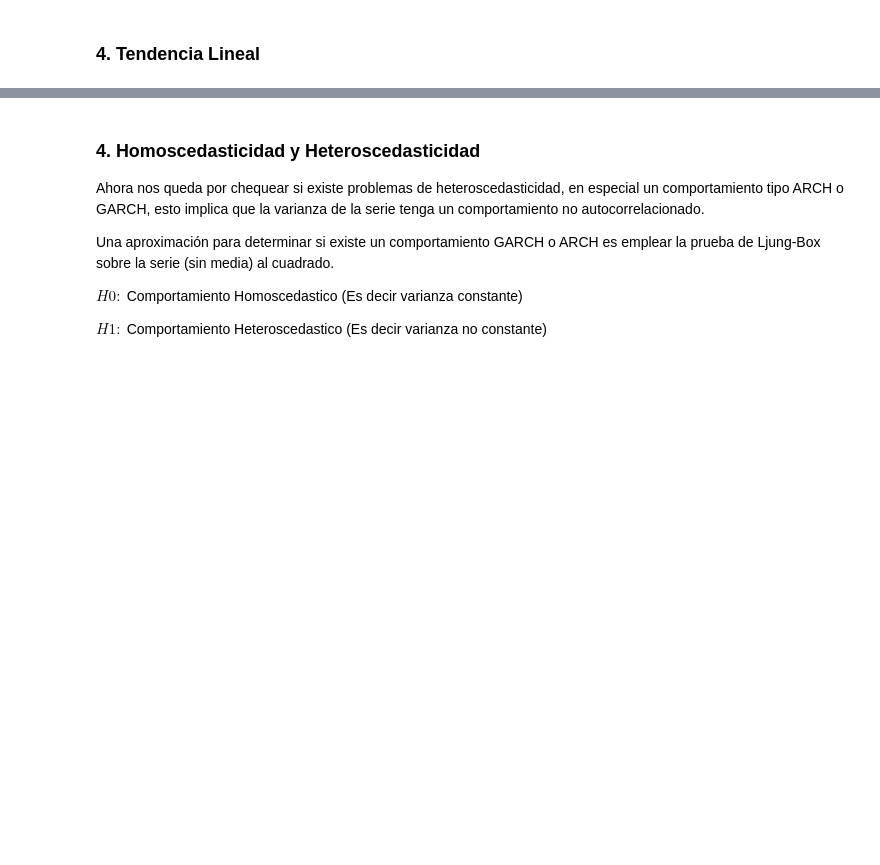
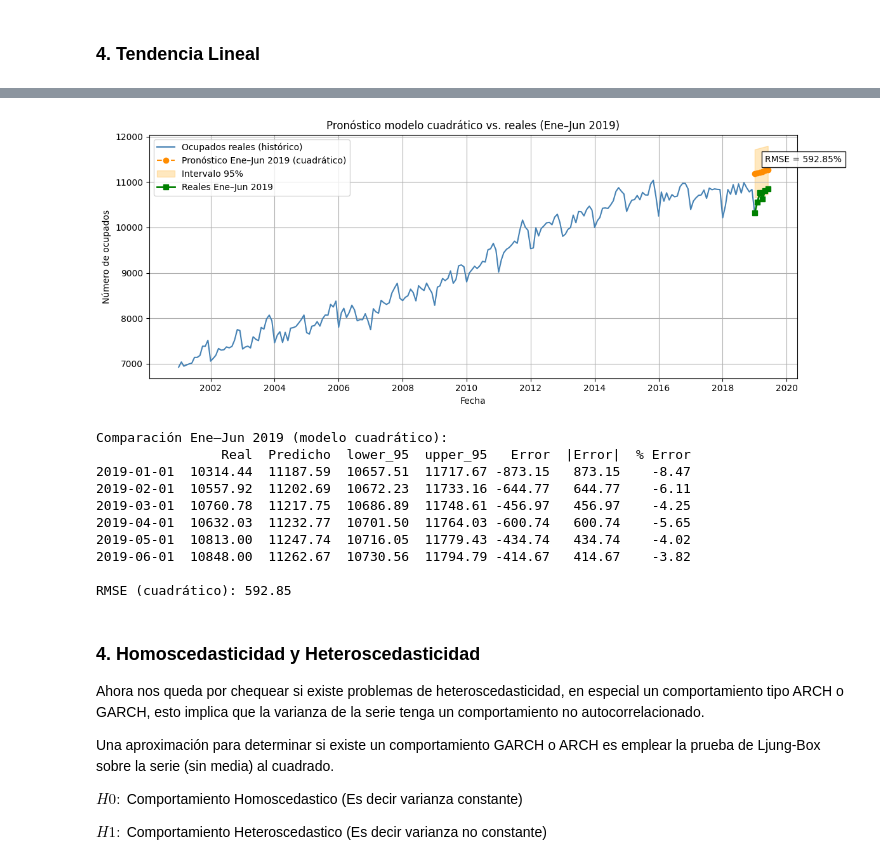
Before and after one commit to JulianEspinosaUrresti/ProyectoI-MIAA-2025, a Jupyter notebook: Taller_2_AAIII.ipynb, the cells around one changed output, grey strips where cells are left out. Cells and saved outputs as stored; diff of their text form; code cells hidden in the pictures; blank space fills up the shorter version.

```diff
--- a/Taller_2_AAIII.ipynb
+++ b/Taller_2_AAIII.ipynb
@@ -179,4 +162,0 @@ plt.show()
-# %%
-h=6
-x_for= np.linspace((data.shape[0]+1),(data.shape[0]+h),h)
-X_for= sm.add_constant(x_for)
@@ -435,3 +262,75 @@ Ancho promedio IC95: 1,004.86
+# %%
+h = 6
+x_for = np.linspace(data.shape[0] + 1, data.shape[0] + h, h)
+x_for_quad = np.column_stack((x_for, x_for**2))
+X_for = sm.add_constant(x_for_quad)
+
+dt_q = pol_2.get_prediction(X_for).summary_frame(alpha=0.05)
+
+preds_q = dt_q[['mean', 'obs_ci_lower', 'obs_ci_upper']].copy()
+preds_q.columns = ['Point_forecast', 'lower_95', 'upper_95']
+
+target_idx = pd.date_range('2019-01-01', periods=6, freq='MS')
+preds_q.index = target_idx
+
+y_real_6 = data.loc['2019-01':'2019-06', 'Ocupados']
+y_pred_6 = preds_q.loc['2019-01':'2019-06', 'Point_forecast']
+
+common = y_real_6.index.intersection(y_pred_6.index)
+y_real_6 = y_real_6.loc[common]
+y_pred_6 = y_pred_6.loc[common]
+
+rmse_q = np.sqrt(mean_squared_error(y_real_6, y_pred_6))
+mape_q = (np.abs((y_real_6 - y_pred_6) / y_real_6).mean()) * 100
+
+plt.figure(figsize=(12,4.8))
+
+plt.plot(data.index, data['Ocupados'],
+         color='steelblue', label='Ocupados reales (histórico)')
+
+plt.plot(preds_q.index, preds_q['Point_forecast'],
+         '--o', color='darkorange', label='Pronóstico Ene–Jun 2019 (cuadrático)')
+
+plt.fill_between(preds_q.index, preds_q['lower_95'], preds_q['upper_95'],
+                 color='orange', alpha=0.25, label='Intervalo 95%')
+
+plt.plot(y_real_6.index, y_real_6.values,
+         'gs-', linewidth=2, label='Reales Ene–Jun 2019')
+
+y_top = max(data['Ocupados'].max(), preds_q['upper_95'].max())
+plt.text(preds_q.index[-2], y_top*0.97,
+         f"RMSE = {rmse_q:.2f}%",
+         fontsize=10, bbox=dict(facecolor='white', alpha=0.9))
+
+plt.title('Pronóstico modelo cuadrático vs. reales (Ene–Jun 2019)')
+plt.xlabel('Fecha'); plt.ylabel('Número de ocupados')
+plt.legend(loc='upper left'); plt.grid(True); plt.tight_layout()
+plt.show()
+
+cmp_q = pd.DataFrame({
+    'Real': y_real_6,
+    'Predicho': y_pred_6,
+    'lower_95': preds_q.loc[common, 'lower_95'],
+    'upper_95': preds_q.loc[common, 'upper_95']
+})
+cmp_q['Error']   = cmp_q['Real'] - cmp_q['Predicho']
+cmp_q['|Error|'] = cmp_q['Error'].abs()
+cmp_q['% Error'] = 100 * cmp_q['Error'] / cmp_q['Real']
+print('\nComparación Ene–Jun 2019 (modelo cuadrático):')
+print(cmp_q.round(2))
+print(f"\nRMSE (cuadrático): {rmse_q:.2f}")
+# %% [output]
+[figure, added]
+Comparación Ene–Jun 2019 (modelo cuadrático):
+                Real  Predicho  lower_95  upper_95   Error  |Error|  % Error
+2019-01-01  10314.44  11187.59  10657.51  11717.67 -873.15   873.15    -8.47
+2019-02-01  10557.92  11202.69  10672.23  11733.16 -644.77   644.77    -6.11
+2019-03-01  10760.78  11217.75  10686.89  11748.61 -456.97   456.97    -4.25
+2019-04-01  10632.03  11232.77  10701.50  11764.03 -600.74   600.74    -5.65
+2019-05-01  10813.00  11247.74  10716.05  11779.43 -434.74   434.74    -4.02
+2019-06-01  10848.00  11262.67  10730.56  11794.79 -414.67   414.67    -3.82
+
+RMSE (cuadrático): 592.85
 # %% [markdown]
 ### **4. Homoscedasticidad y Heteroscedasticidad**
 
```
Also changed, not shown: parts of 34 cells of this notebook.
